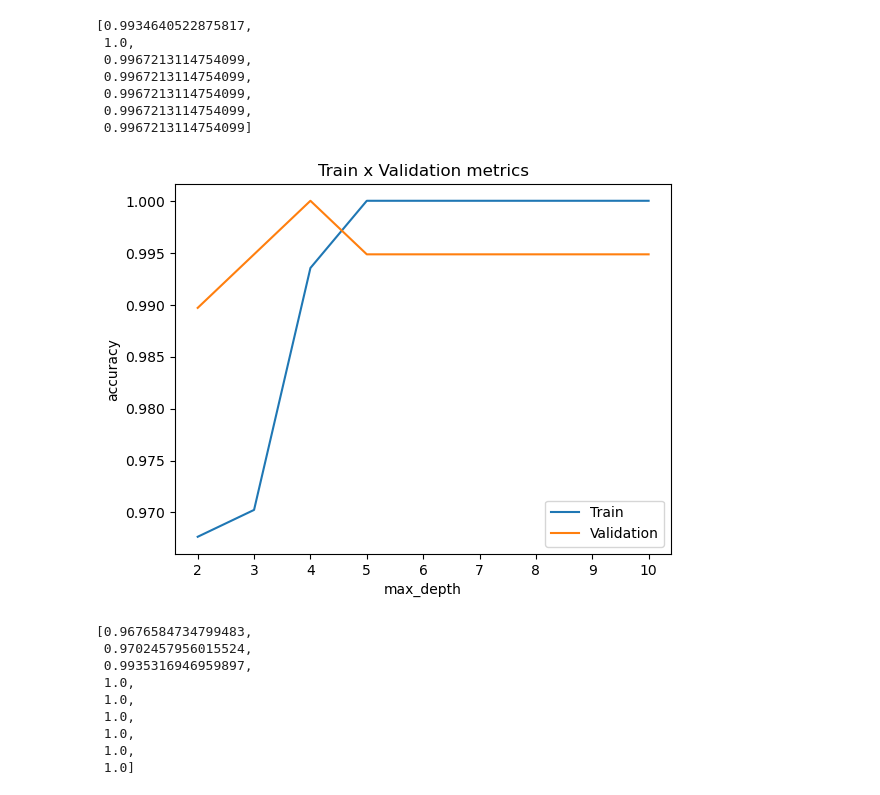
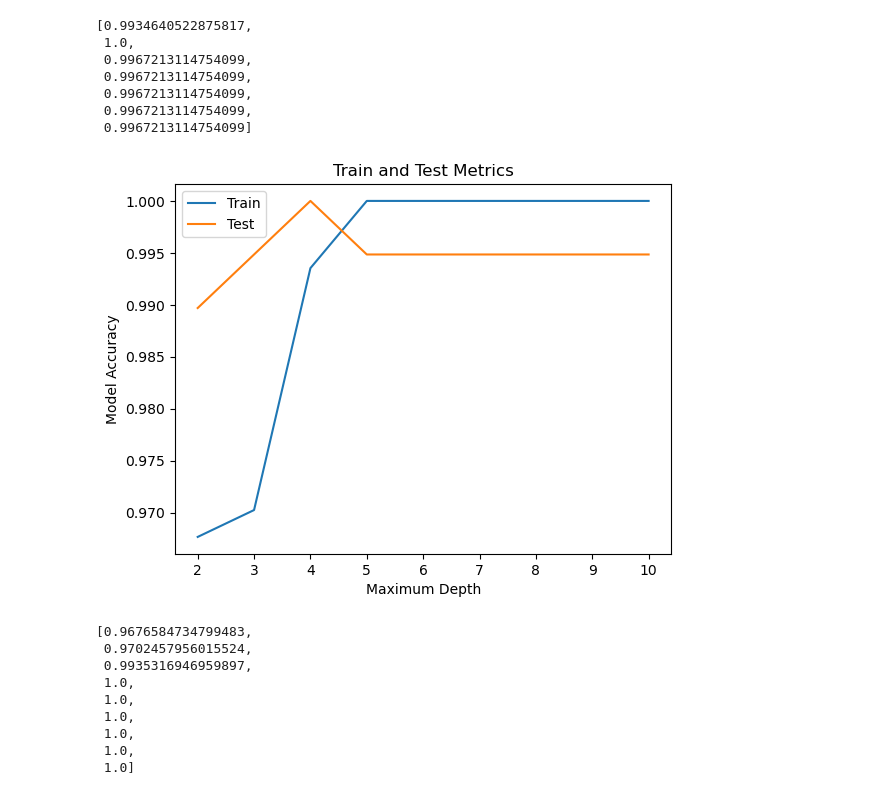
Before and after one commit to usmanadaudu/water_potability_prediction_web_app, a Jupyter notebook: notebooks/Water_potability_model4.ipynb, the cells around one changed output. Saved outputs shown, nothing was run; the diff lists cells and outputs as text; code cells hidden in the pictures.

Commit message:
editing plot labels

```diff
--- a/notebooks/Water_potability_model4.ipynb
+++ b/notebooks/Water_potability_model4.ipynb
@@ -652,32 +652,32 @@ max_depth_list = [2, 3, 4, 5, 6, 7, 8, 9, 10]
 # %%
 accuracy_list_train = []
 f1_list_train = []
 accuracy_list_val = []
 f1_list_val = []
 for max_depth in max_depth_list:
     # You can fit the model at the same time you define it, because the fit function returns the fitted estimator.
     model = RandomForestClassifier(max_depth = max_depth,
                                    random_state = 123).fit(X_train,y_train)
     predictions_train = model.predict(X_train) ## The predicted values for the train dataset
     predictions_val = model.predict(X_val) ## The predicted values for the test dataset
     accuracy_train = accuracy_score(predictions_train,y_train)
     f1_train = f1_score(predictions_train,y_train)
     accuracy_val = accuracy_score(predictions_val,y_val)
     f1_val = f1_score(predictions_val,y_val)
     accuracy_list_train.append(accuracy_train)
     f1_list_train.append(f1_train)
     accuracy_list_val.append(accuracy_val)
     f1_list_val.append(f1_val)
 
-plt.title('Train x Validation metrics')
-plt.xlabel('max_depth')
-plt.ylabel('accuracy')
+plt.title('Train and Test Metrics')
+plt.xlabel('Maximum Depth')
+plt.ylabel('Model Accuracy')
 plt.xticks(ticks = range(len(max_depth_list )),labels=max_depth_list)
 plt.plot(accuracy_list_train)
 plt.plot(accuracy_list_val)
-plt.legend(['Train','Validation']);
+plt.legend(['Train','Test']);
 # %% [output]
-[figure, old version]
+[figure, new version]
 # %%
 accuracy_list_train
 # %% [output]
```
Also changed, not shown: parts of 11 cells of this notebook.
